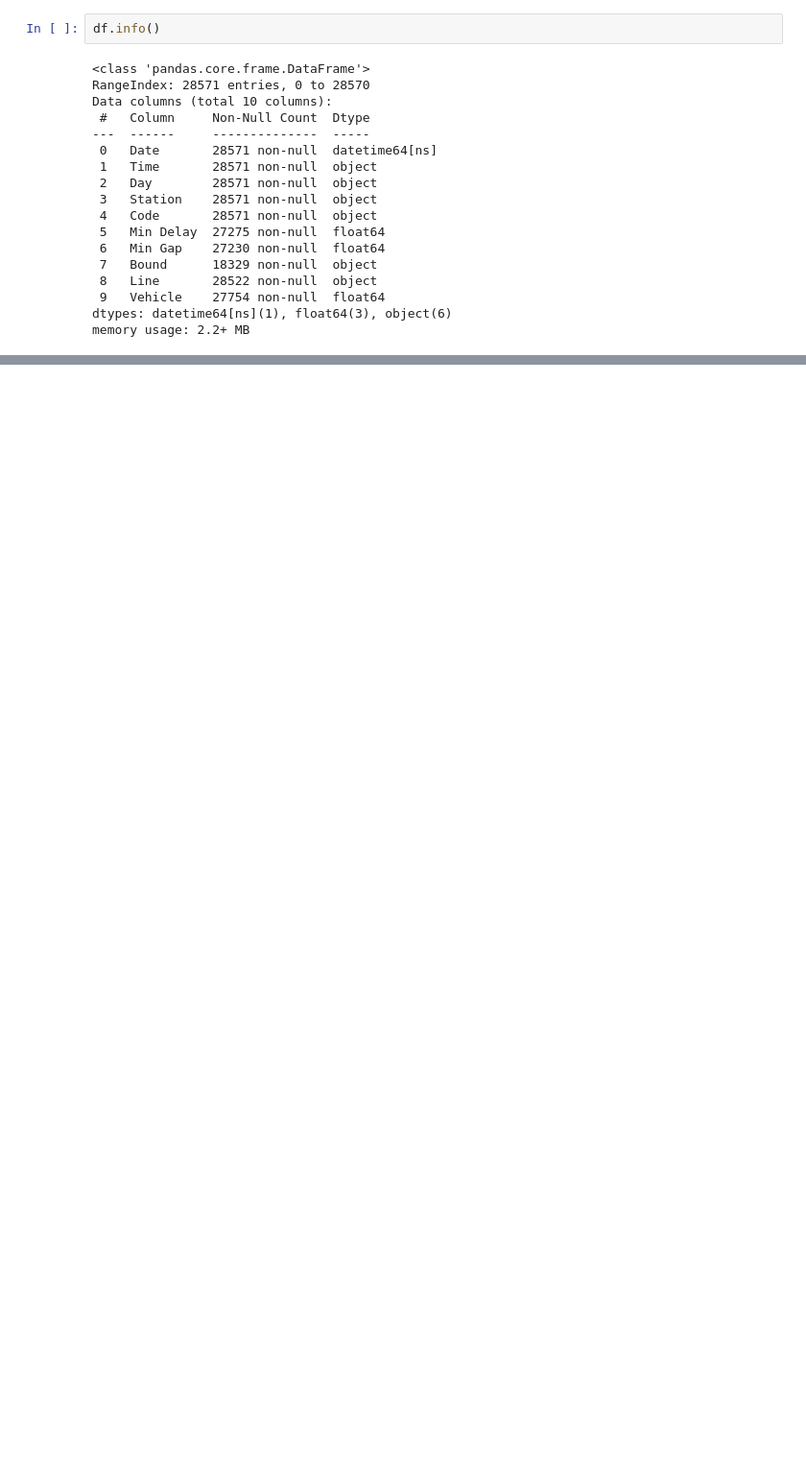
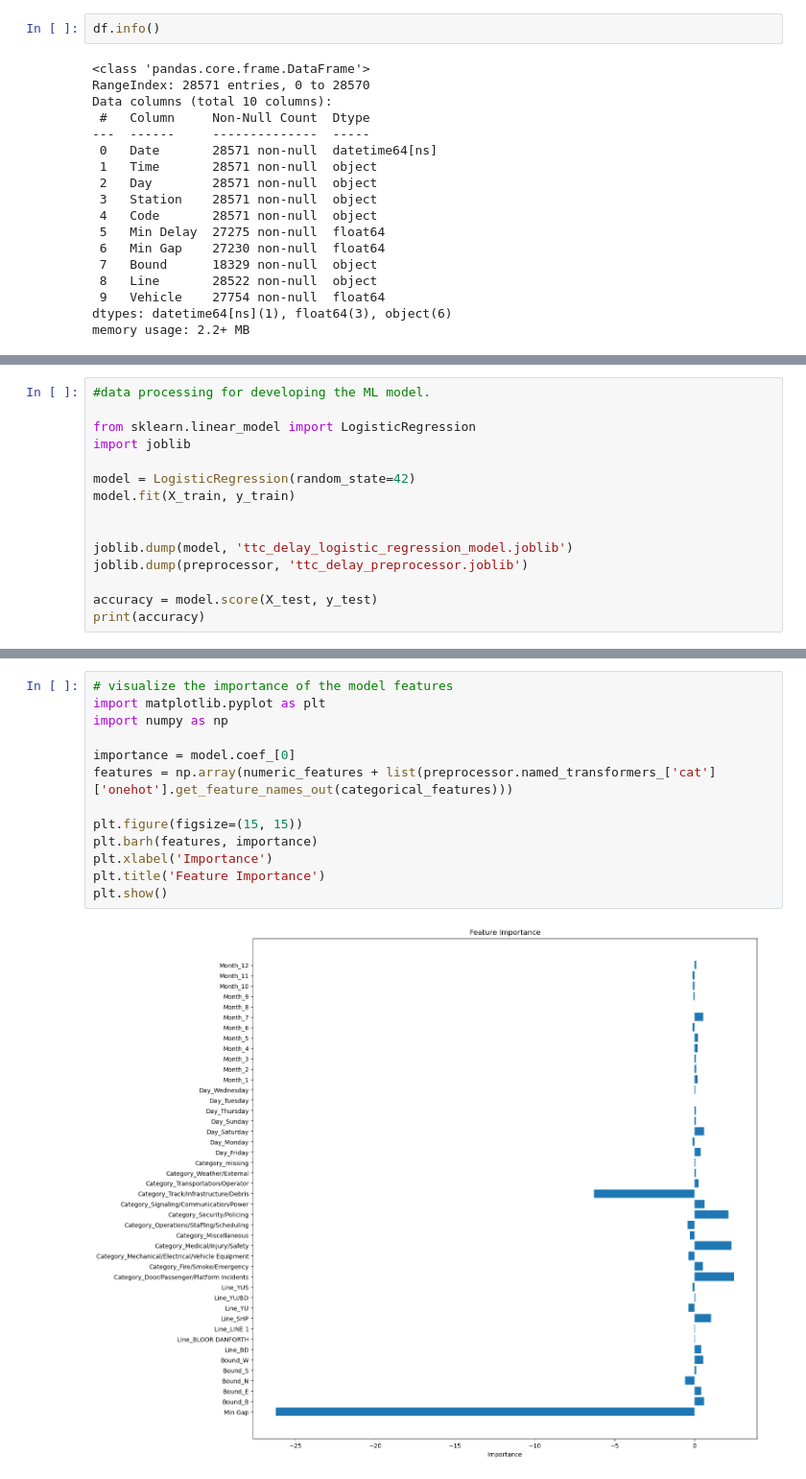
Before and after one commit to jcpeinado/Team_Project-TTC_Delays, a Jupyter notebook: 02_data_processing/01_exploratory_data_analysis.ipynb, the cells around one changed output, grey strips where cells are left out. Shown at 96% size. Cells and saved outputs as stored; diff of their text form; blank space fills up the shorter version.

```diff
--- a/02_data_processing/01_exploratory_data_analysis.ipynb
+++ b/02_data_processing/01_exploratory_data_analysis.ipynb
@@ -60,0 +339,15 @@ array(['YU', 'BD', 'YUS', 'YU/BD', 'SHP', nan, 'BLOOR DANFORTH',
+# %%
+#data processing for developing the ML model.
+
+from sklearn.linear_model import LogisticRegression
+import joblib
+
+model = LogisticRegression(random_state=42)
+model.fit(X_train, y_train)
+
+
+joblib.dump(model, 'ttc_delay_logistic_regression_model.joblib')
+joblib.dump(preprocessor, 'ttc_delay_preprocessor.joblib')
+
+accuracy = model.score(X_test, y_test)
+print(accuracy)
@@ -60,0 +363,15 @@ array(['YU', 'BD', 'YUS', 'YU/BD', 'SHP', nan, 'BLOOR DANFORTH',
+# %%
+# visualize the importance of the model features
+import matplotlib.pyplot as plt
+import numpy as np
+
+importance = model.coef_[0]
+features = np.array(numeric_features + list(preprocessor.named_transformers_['cat']['onehot'].get_feature_names_out(categorical_features)))
+
+plt.figure(figsize=(15, 15))
+plt.barh(features, importance)
+plt.xlabel('Importance')
+plt.title('Feature Importance')
+plt.show()
+# %% [output]
+[figure, added]
```
Also changed, not shown: parts of 24 cells of this notebook, 2 other files.
